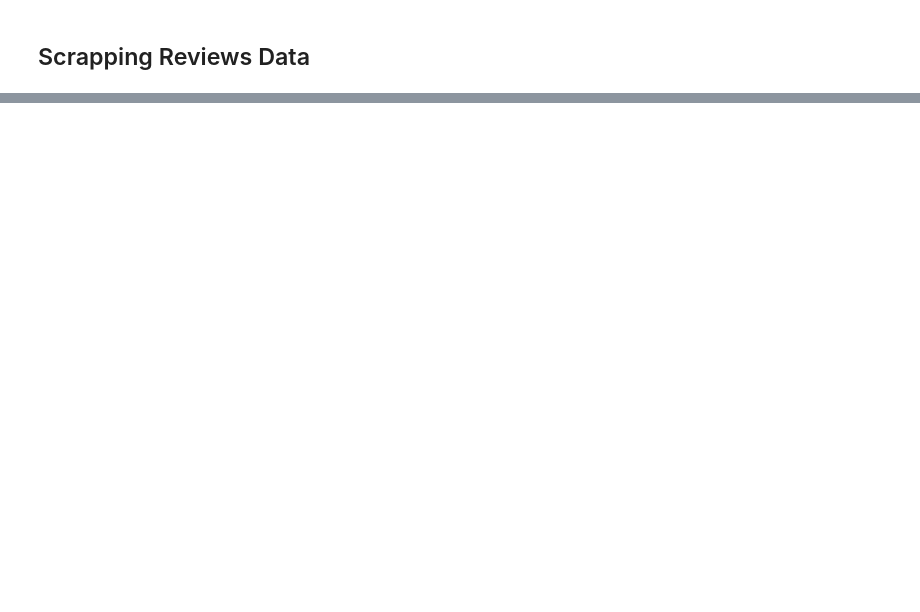
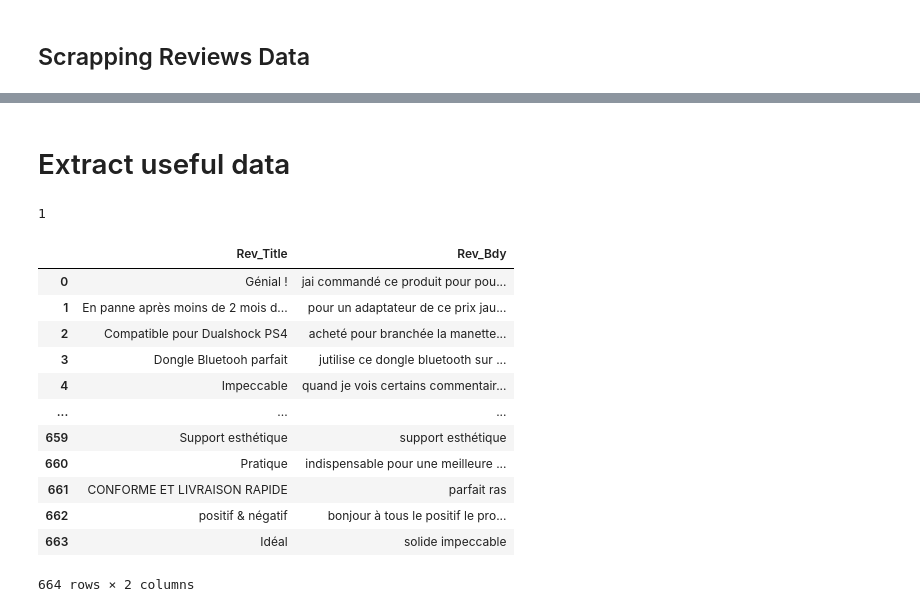
Before and after one commit to ChihabEddine98/AmazonAnalysis, a Jupyter notebook: AmazonAnalysis.ipynb, the cells around one changed output, grey strips where cells are left out. Cells and saved outputs as stored; diff of their text form; code cells hidden in the pictures; blank space fills up the shorter version.

```diff
--- a/AmazonAnalysis.ipynb
+++ b/AmazonAnalysis.ipynb
@@ -409,0 +396,44 @@ df_rev
+# %% [markdown]
+# Extract useful data
+# %%
+# TreshHolds
+neg_th = 2
+pos_th = 3.5
+
+def label_encoder(label):
+  if (label <= neg_th) :
+    return -1
+  elif (label >= pos_th) :
+     return 1
+  else :
+    return 0
+
+print(label_encoder(3.5))
+
+def useful_df(df_rev):
+  X = df_rev.copy()
+  X = X.drop('Rev_Rate', axis = 1)
+  X = X.drop('Rev_Hlp', axis = 1)
+  X = X.drop('Rev_Home', axis = 1)
+  X = X.drop('Prod_ID', axis = 1)
+  y = df_rev['Rev_Rate'].apply(label_encoder).to_frame()
+  return X,y
+
+
+X,y = useful_df(df_rev)
+X
+# %% [output]
+1
+|  | Rev_Title | Rev_Bdy |
+| 0 | Génial ! | jai commandé ce produit pour pou... |
+| 1 | En panne après moins de 2 mois d... | pour un adaptateur de ce prix jau... |
+| 2 | Compatible pour Dualshock PS4 | acheté pour branchée la manette... |
+| 3 | Dongle Bluetooh parfait | jutilise ce dongle bluetooth sur ... |
+| 4 | Impeccable | quand je vois certains commentair... |
+| ... | ... | ... |
+| 659 | Support esthétique | support esthétique |
+| 660 | Pratique | indispensable pour une meilleure ... |
+| 661 | CONFORME ET LIVRAISON RAPIDE | parfait ras |
+| 662 | positif & négatif | bonjour à tous le positif le pro... |
+| 663 | Idéal | solide impeccable |
+664 rows × 2 columns
```
Also changed, not shown: parts of 10 cells of this notebook.
